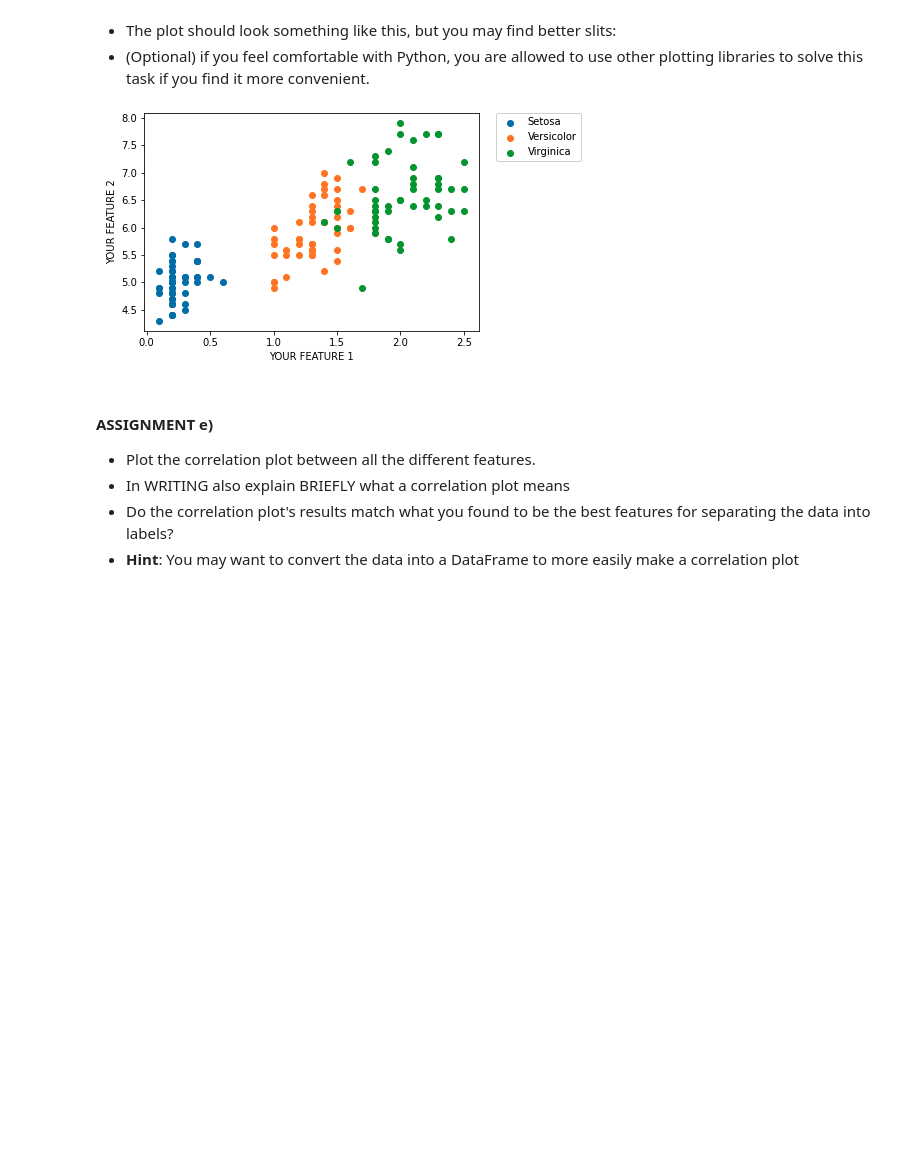
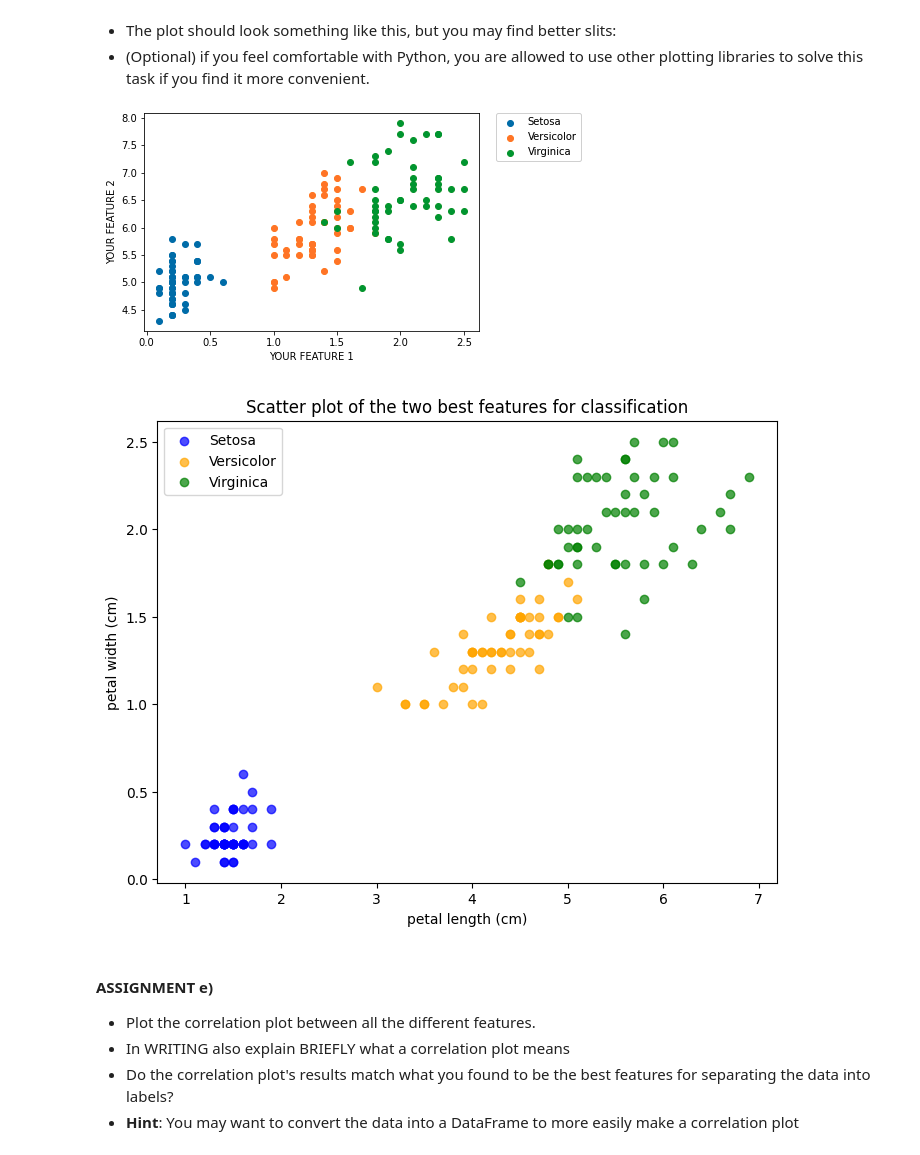
Before and after one commit to Adriboss13/Assignements, a Jupyter notebook: Assignments/Practical/PracticalNotebook3.ipynb, the cells around one changed output. Saved outputs shown, nothing was run; the diff lists cells and outputs as text; code cells hidden in the pictures; blank space fills up the shorter version.

```diff
--- a/Assignments/Practical/PracticalNotebook3.ipynb
+++ b/Assignments/Practical/PracticalNotebook3.ipynb
@@ -337,3 +333,20 @@ We now want to create a scatter plot using the two most important features to be
+# %%
+# YOUR CODE HERE
+feature_x = 2  # Petal length (cm)
+feature_y = 3  # Petal width (cm)
+plt.figure(figsize=(8, 6))
+for i, name, color in zip(iris_classes, iris_target_names, ["blue", "orange", "green"]):
+    plt.scatter(iris.data[y == i, feature_x], iris.data[y == i, feature_y],
+                label=name, color=color, alpha=0.7)
+
+# Ajout des labels et légende
+plt.xlabel(iris_features[feature_x])
+plt.ylabel(iris_features[feature_y])
+plt.legend()
+plt.title("Scatter plot of the two best features for classification")
+plt.show()
+# %% [output]
+[figure, added]
 # %% [markdown]
 #### ASSIGNMENT e)
 
```
Also changed, not shown: parts of 3 cells of this notebook.
